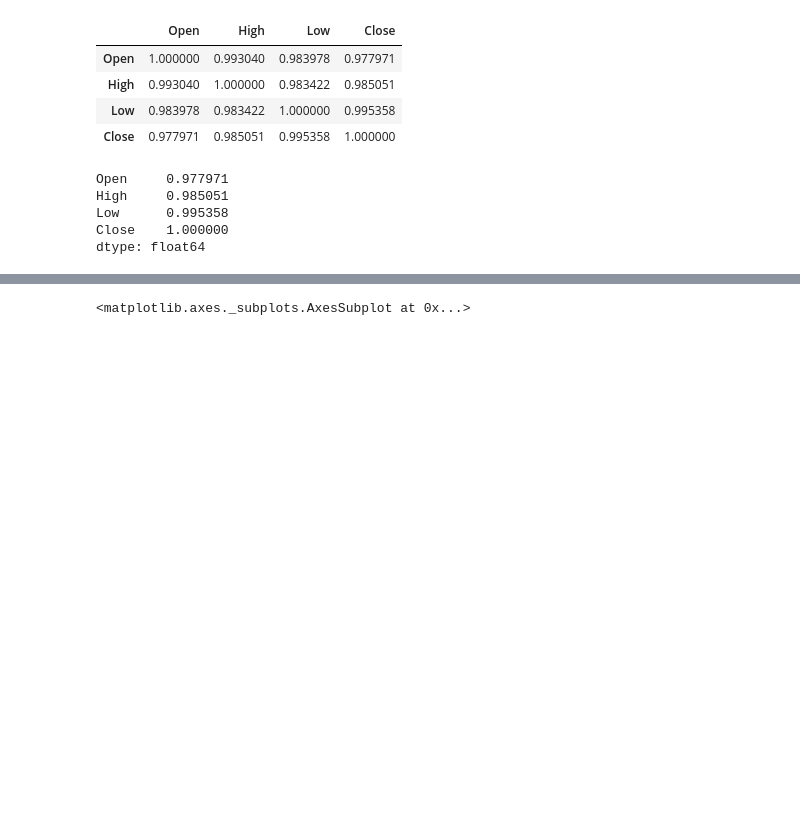
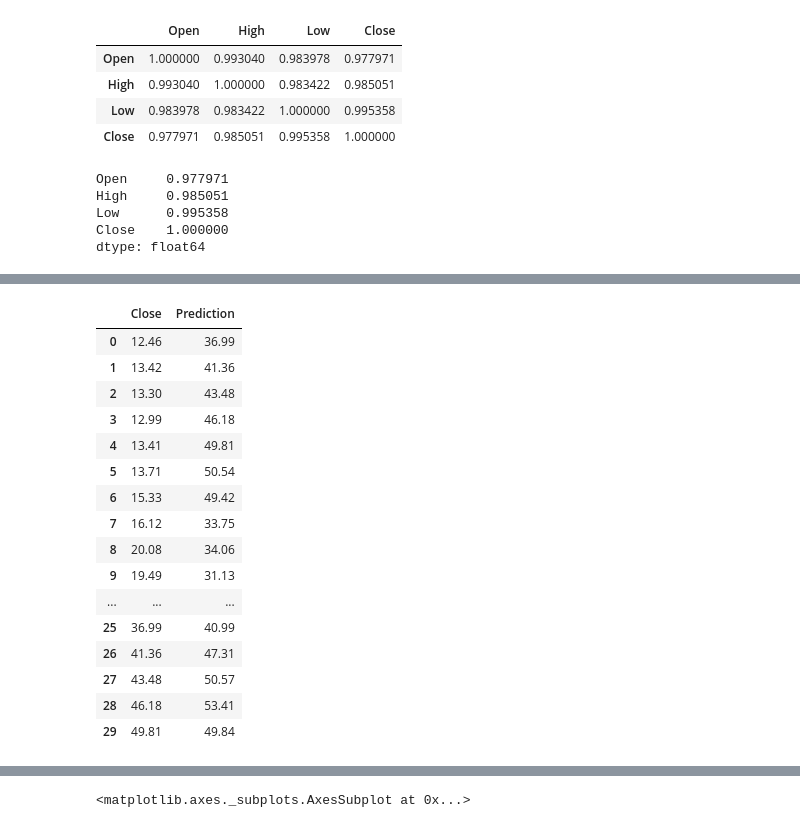
Before and after one commit to 01aleem/Yes-Bank-Stock-Closing-Price-Prediction, a Jupyter notebook: Stock_Price_Prediction.ipynb, the cells around one changed output, grey strips where cells are left out. Cells and saved outputs as stored; diff of their text form; code cells hidden in the pictures; blank space fills up the shorter version.

```diff
--- a/Stock_Price_Prediction.ipynb
+++ b/Stock_Price_Prediction.ipynb
@@ -105,0 +107,5 @@ line= df['Close'].plot.line()
+# %%
+# Get close price
+
+df = df[['Close']]
+df.head()
@@ -105,0 +119,27 @@ line= df['Close'].plot.line()
+# %%
+# create a variable to predict 'x' months out into the future
+
+future_months = 25
+
+# create a new column (target) shifted 'x' units/months up
+
+df['Prediction'] = df[['Close']].shift(-future_months)
+df.head(30)
+# %% [output]
+|  | Close | Prediction |
+| 0 | 12.46 | 36.99 |
+| 1 | 13.42 | 41.36 |
+| 2 | 13.30 | 43.48 |
+| 3 | 12.99 | 46.18 |
+| 4 | 13.41 | 49.81 |
+| 5 | 13.71 | 50.54 |
+| 6 | 15.33 | 49.42 |
+| 7 | 16.12 | 33.75 |
+| 8 | 20.08 | 34.06 |
+| 9 | 19.49 | 31.13 |
+| ... | ... | ... |
+| 25 | 36.99 | 40.99 |
+| 26 | 41.36 | 47.31 |
+| 27 | 43.48 | 50.57 |
+| 28 | 46.18 | 53.41 |
+| 29 | 49.81 | 49.84 |
```
Also changed, not shown: parts of 15 cells of this notebook.
